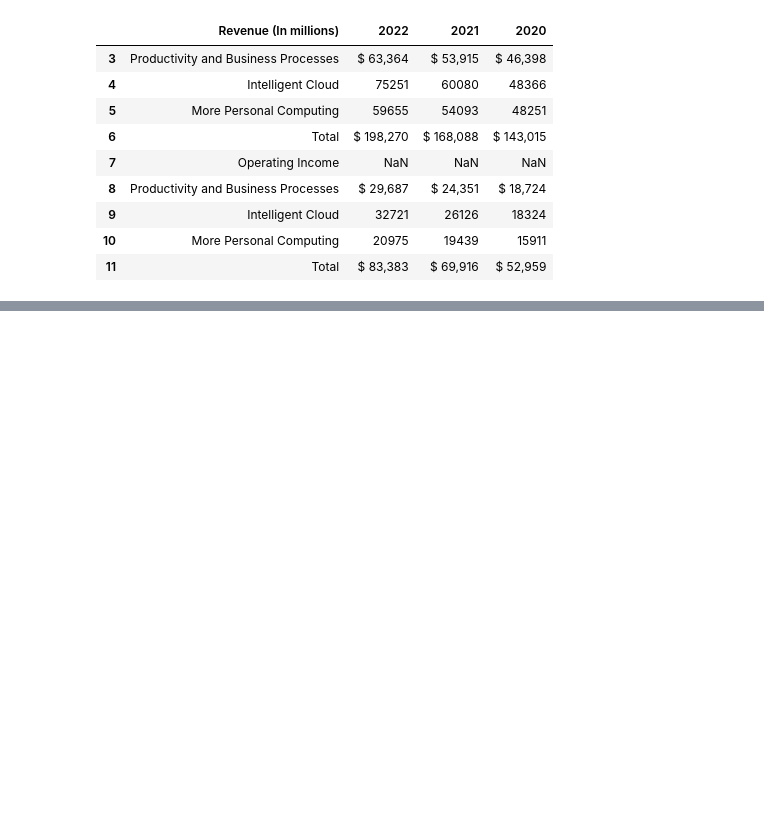
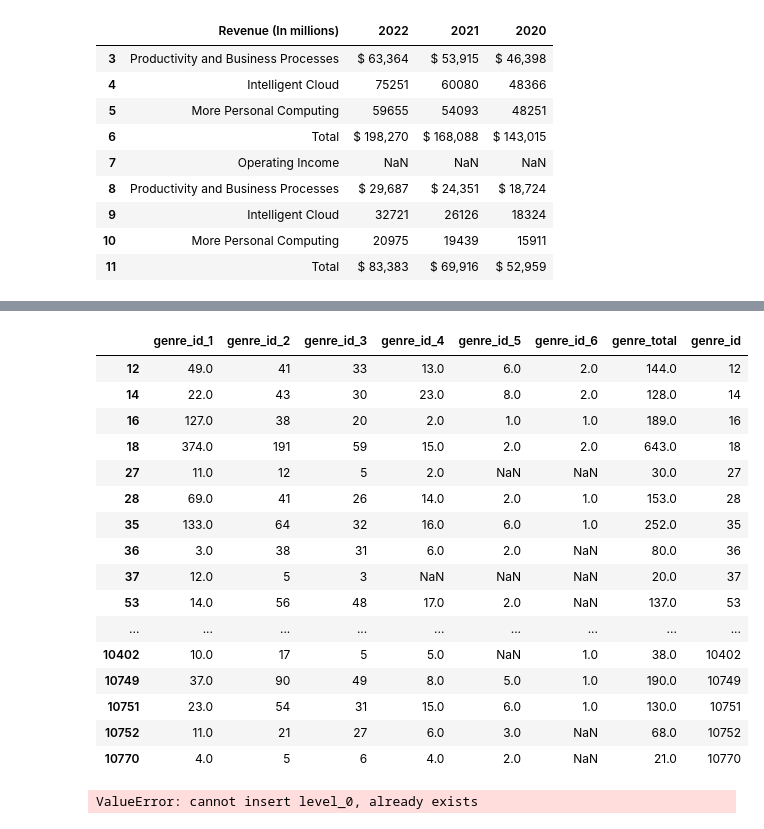
Before and after one commit to stephcia/Microsoft-Studios-Analysis, a Jupyter notebook: stephanie_ciaccia.ipynb, the cells around one changed output, grey strips where cells are left out. Cells and saved outputs as stored; diff of their text form; code cells hidden in the pictures; blank space fills up the shorter version.

```diff
--- a/stephanie_ciaccia.ipynb
+++ b/stephanie_ciaccia.ipynb
@@ -1267,0 +1423,5 @@ df.head(10)
+# %%
+##changing N/A variables to 0
+top_genres = top_1000.fillna(0)
+# %%
+top_genres['genre_total'] = top_genres.sum(axis=1)
@@ -1267,0 +1466,2 @@ df.head(10)
+# %%
+top_genres.drop([0],inplace=True)
@@ -1267,0 +1488,22 @@ df.head(10)
+# %%
+top_genres['genre_id'] = top_genres.index
+# %%
+top_genres
+# %% [output]
+|  | genre_id_1 | genre_id_2 | genre_id_3 | genre_id_4 | genre_id_5 | genre_id_6 | genre_total | genre_id |
+| 12 | 49.0 | 41 | 33 | 13.0 | 6.0 | 2.0 | 144.0 | 12 |
+| 14 | 22.0 | 43 | 30 | 23.0 | 8.0 | 2.0 | 128.0 | 14 |
+| 16 | 127.0 | 38 | 20 | 2.0 | 1.0 | 1.0 | 189.0 | 16 |
+| 18 | 374.0 | 191 | 59 | 15.0 | 2.0 | 2.0 | 643.0 | 18 |
+| 27 | 11.0 | 12 | 5 | 2.0 | NaN | NaN | 30.0 | 27 |
+| 28 | 69.0 | 41 | 26 | 14.0 | 2.0 | 1.0 | 153.0 | 28 |
+| 35 | 133.0 | 64 | 32 | 16.0 | 6.0 | 1.0 | 252.0 | 35 |
+| 36 | 3.0 | 38 | 31 | 6.0 | 2.0 | NaN | 80.0 | 36 |
+| 37 | 12.0 | 5 | 3 | NaN | NaN | NaN | 20.0 | 37 |
+| 53 | 14.0 | 56 | 48 | 17.0 | 2.0 | NaN | 137.0 | 53 |
+| ... | ... | ... | ... | ... | ... | ... | ... | ... |
+| 10402 | 10.0 | 17 | 5 | 5.0 | NaN | 1.0 | 38.0 | 10402 |
+| 10749 | 37.0 | 90 | 49 | 8.0 | 5.0 | 1.0 | 190.0 | 10749 |
+| 10751 | 23.0 | 54 | 31 | 15.0 | 6.0 | 1.0 | 130.0 | 10751 |
+| 10752 | 11.0 | 21 | 27 | 6.0 | 3.0 | NaN | 68.0 | 10752 |
+| 10770 | 4.0 | 5 | 6 | 4.0 | 2.0 | NaN | 21.0 | 10770 |
@@ -1267,0 +1517,6 @@ df.head(10)
+# %%
+#resetting index
+top_genres.reset_index(inplace=True)
+top_genres.drop(columns='index',inplace=True)
+# %% [output]
+ValueError: cannot insert level_0, already exists
```
Also changed, not shown: parts of 34 cells of this notebook.
